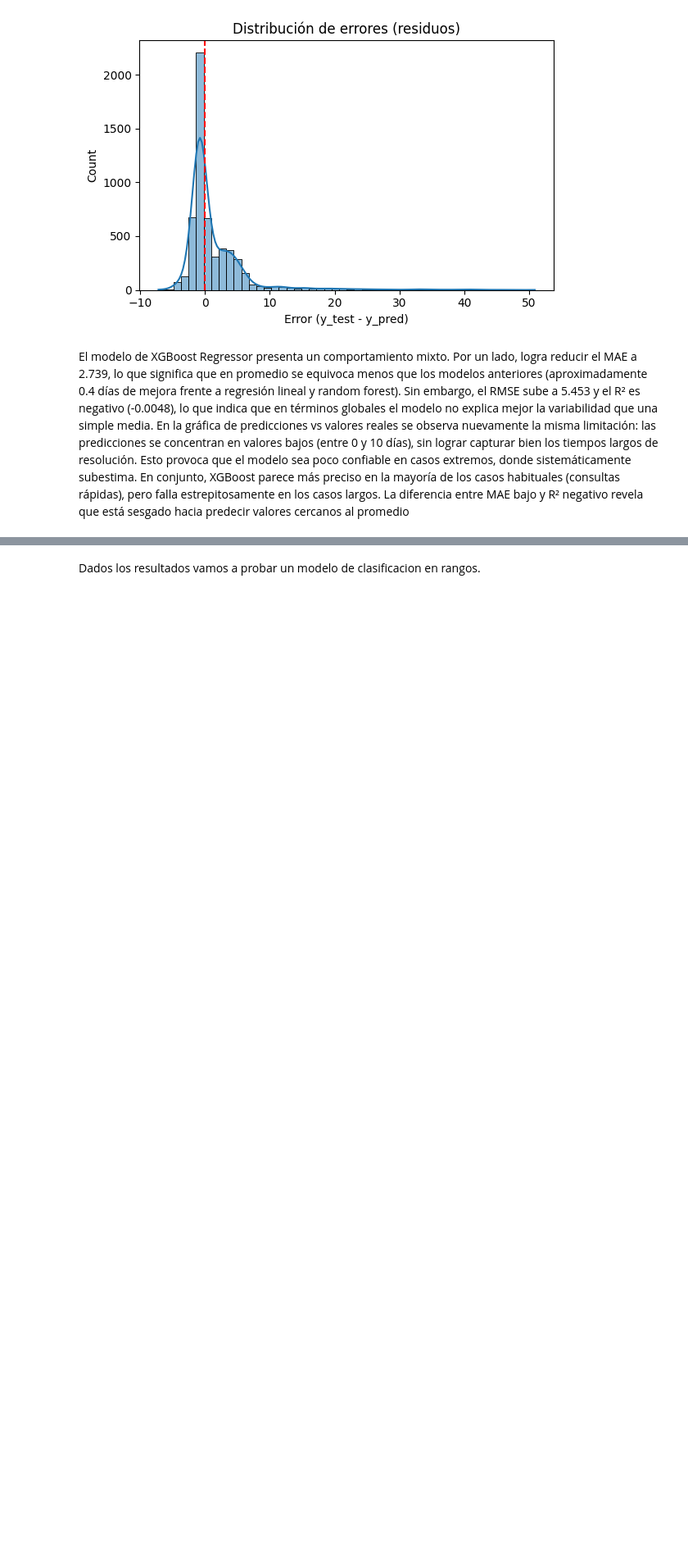
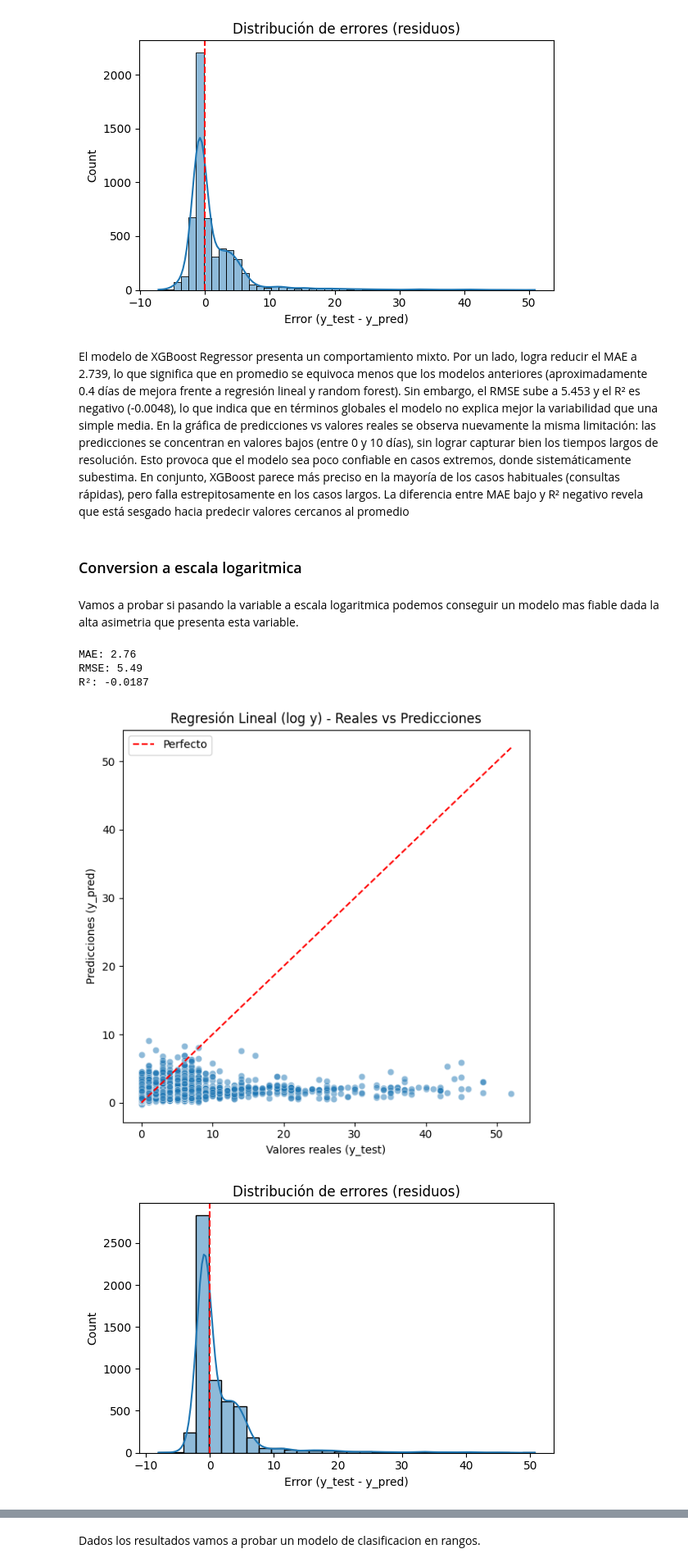
Before and after one commit to Jonolalde93/Proyectos_DS2025, a Jupyter notebook: Proyecto Fin de Modulo ML/notebooks/04.Modelo Predictivo 3.ipynb, the cells around one changed output, grey strips where cells are left out. Shown: that part at 82% size. Saved outputs shown, nothing was run; the diff lists cells and outputs as text; code cells hidden in the pictures; blank space fills up the shorter version.

```diff
--- a/Proyecto Fin de Modulo ML/notebooks/04.Modelo Predictivo 3.ipynb
+++ b/Proyecto Fin de Modulo ML/notebooks/04.Modelo Predictivo 3.ipynb
@@ -327,3 +327,73 @@ Mejor MAE (CV): 0.747447932957226
 [figure]
 # %% [markdown]
 El modelo de XGBoost Regressor presenta un comportamiento mixto. Por un lado, logra reducir el MAE a 2.739, lo que significa que en promedio se equivoca menos que los modelos anteriores (aproximadamente 0.4 días de mejora frente a regresión lineal y random forest). Sin embargo, el RMSE sube a 5.453 y el R² es negativo (-0.0048), lo que indica que en términos globales el modelo no explica mejor la variabilidad que una simple media. En la gráfica de predicciones vs valores reales se observa nuevamente la misma limitación: las predicciones se concentran en valores bajos (entre 0 y 10 días), sin lograr capturar bien los tiempos largos de resolución. Esto provoca que el modelo sea poco confiable en casos extremos, donde sistemáticamente subestima. En conjunto, XGBoost parece más preciso en la mayoría de los casos habituales (consultas rápidas), pero falla estrepitosamente en los casos largos. La diferencia entre MAE bajo y R² negativo revela que está sesgado hacia predecir valores cercanos al promedio
+# %% [markdown]
+### Conversion a escala logaritmica
+# %% [markdown]
+Vamos a probar si pasando la variable a escala logaritmica podemos conseguir un modelo mas fiable dada la alta asimetria que presenta esta variable.
+# %%
+X = dt_quejas.drop(columns=[
+    'Difference in days', 'Complaint ID', 'Date received',
+    'Date sent to company', 'ZIP code', 'Company'
+])
+y = dt_quejas['Difference in days']
+
+y_log = np.log1p(y)
+
+X_train, X_test, y_train, y_test = train_test_split(
+    X, y_log, test_size=0.2, random_state=42
+)
+
+categorical_features = X.select_dtypes(include='object').columns.tolist()
+
+preprocessor = ColumnTransformer(
+    transformers=[('cat', OneHotEncoder(handle_unknown='ignore'), categorical_features)],
+    remainder='passthrough'
+)
+
+pipe = Pipeline(steps=[
+    ('preprocessor', preprocessor),
+    ('regressor', LinearRegression())
+])
+
+pipe.fit(X_train, y_train)
+
+y_pred_log = pipe.predict(X_test)
+
+y_pred = np.expm1(y_pred_log)
+y_test_original = np.expm1(y_test)
+
+mae = mean_absolute_error(y_test_original, y_pred)
+rmse = np.sqrt(mean_squared_error(y_test_original, y_pred))
+r2 = r2_score(y_test_original, y_pred)
+
+print(f"MAE: {mae:.2f}")
+print(f"RMSE: {rmse:.2f}")
+print(f"R²: {r2:.4f}")
+
+plt.figure(figsize=(6,6))
+sns.scatterplot(x=y_test_original, y=y_pred, alpha=0.5)
+plt.plot([y_test_original.min(), y_test_original.max()],
+         [y_test_original.min(), y_test_original.max()],
+         'r--', label="Perfecto")
+plt.xlabel("Valores reales (y_test)")
+plt.ylabel("Predicciones (y_pred)")
+plt.title("Regresión Lineal (log y) - Reales vs Predicciones")
+plt.legend()
+plt.tight_layout()
+plt.show()
+
+errors = y_test_original - y_pred
+plt.figure(figsize=(6,4))
+sns.histplot(errors, bins=30, kde=True)
+plt.axvline(0, color='red', linestyle='--')
+plt.xlabel("Error (y_test - y_pred)")
+plt.title("Distribución de errores (residuos)")
+plt.tight_layout()
+plt.show()
+# %% [output]
+MAE: 2.76
+RMSE: 5.49
+R²: -0.0187
+[figure, added]
+[figure, added]
```
Also changed, not shown: parts of 4 cells of this notebook, 7 other files.
